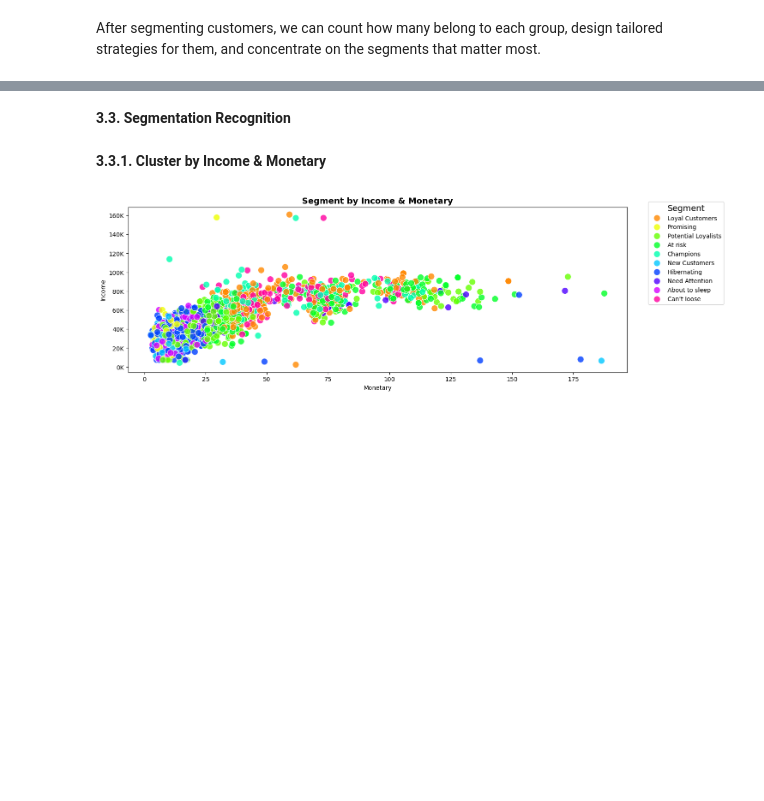
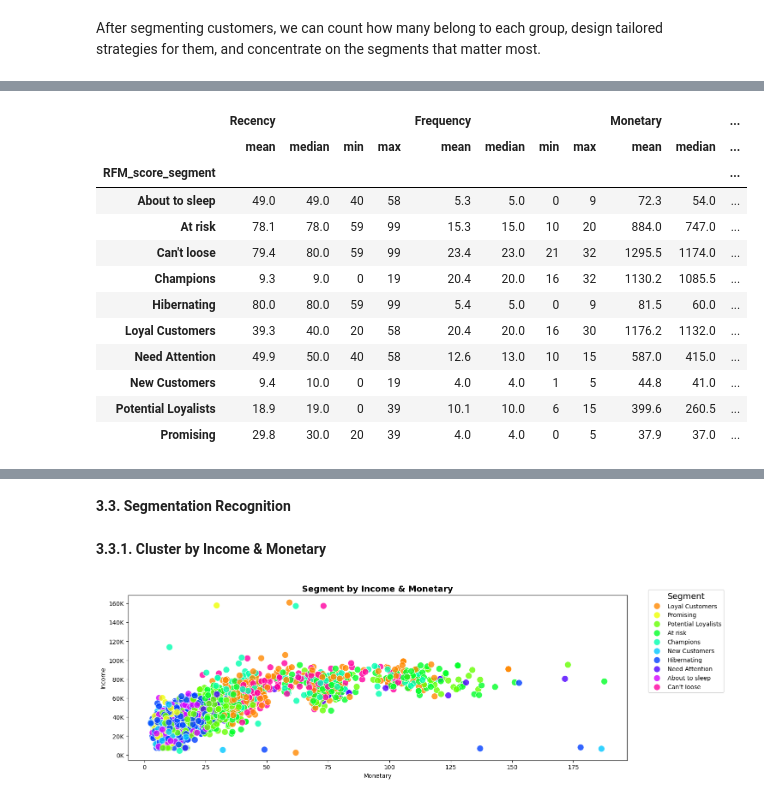
Before and after one commit to annugit1655/Customer-Behaviour-Analysis-with-CLTV, a Jupyter notebook: notebooks/02-RFM-Segmentation.ipynb, the cells around one changed output, grey strips where cells are left out. Saved outputs shown, nothing was run; the diff lists cells and outputs as text; code cells hidden in the pictures; blank space fills up the shorter version.

```diff
--- a/notebooks/02-RFM-Segmentation.ipynb
+++ b/notebooks/02-RFM-Segmentation.ipynb
@@ -998,3 +985,21 @@ plt.show()
+# %%
+rfm_data.groupby('RFM_score_segment').agg({'Recency': ['mean','median','min','max'],
+                                           'Frequency': ['mean','median','min','max'],
+                                           'Monetary': ['mean','median','min','max','count']}).round(1)
+# %% [output]
+|  | Recency |  |  |  | Frequency |  |  |  | Monetary |  | ... |
+|  | mean | median | min | max | mean | median | min | max | mean | median | ... |
+| RFM_score_segment |  |  |  |  |  |  |  |  |  |  | ... |
+| About to sleep | 49.0 | 49.0 | 40 | 58 | 5.3 | 5.0 | 0 | 9 | 72.3 | 54.0 | ... |
+| At risk | 78.1 | 78.0 | 59 | 99 | 15.3 | 15.0 | 10 | 20 | 884.0 | 747.0 | ... |
+| Can't loose | 79.4 | 80.0 | 59 | 99 | 23.4 | 23.0 | 21 | 32 | 1295.5 | 1174.0 | ... |
+| Champions | 9.3 | 9.0 | 0 | 19 | 20.4 | 20.0 | 16 | 32 | 1130.2 | 1085.5 | ... |
+| Hibernating | 80.0 | 80.0 | 59 | 99 | 5.4 | 5.0 | 0 | 9 | 81.5 | 60.0 | ... |
+| Loyal Customers | 39.3 | 40.0 | 20 | 58 | 20.4 | 20.0 | 16 | 30 | 1176.2 | 1132.0 | ... |
+| Need Attention | 49.9 | 50.0 | 40 | 58 | 12.6 | 13.0 | 10 | 15 | 587.0 | 415.0 | ... |
+| New Customers | 9.4 | 10.0 | 0 | 19 | 4.0 | 4.0 | 1 | 5 | 44.8 | 41.0 | ... |
+| Potential Loyalists | 18.9 | 19.0 | 0 | 39 | 10.1 | 10.0 | 6 | 15 | 399.6 | 260.5 | ... |
+| Promising | 29.8 | 30.0 | 20 | 39 | 4.0 | 4.0 | 0 | 5 | 37.9 | 37.0 | ... |
 # %%
 # Concatenate rfm_data and processed_df to form the complete dataset.
 
```
Also changed, not shown: parts of 18 cells of this notebook, 1 other file.
